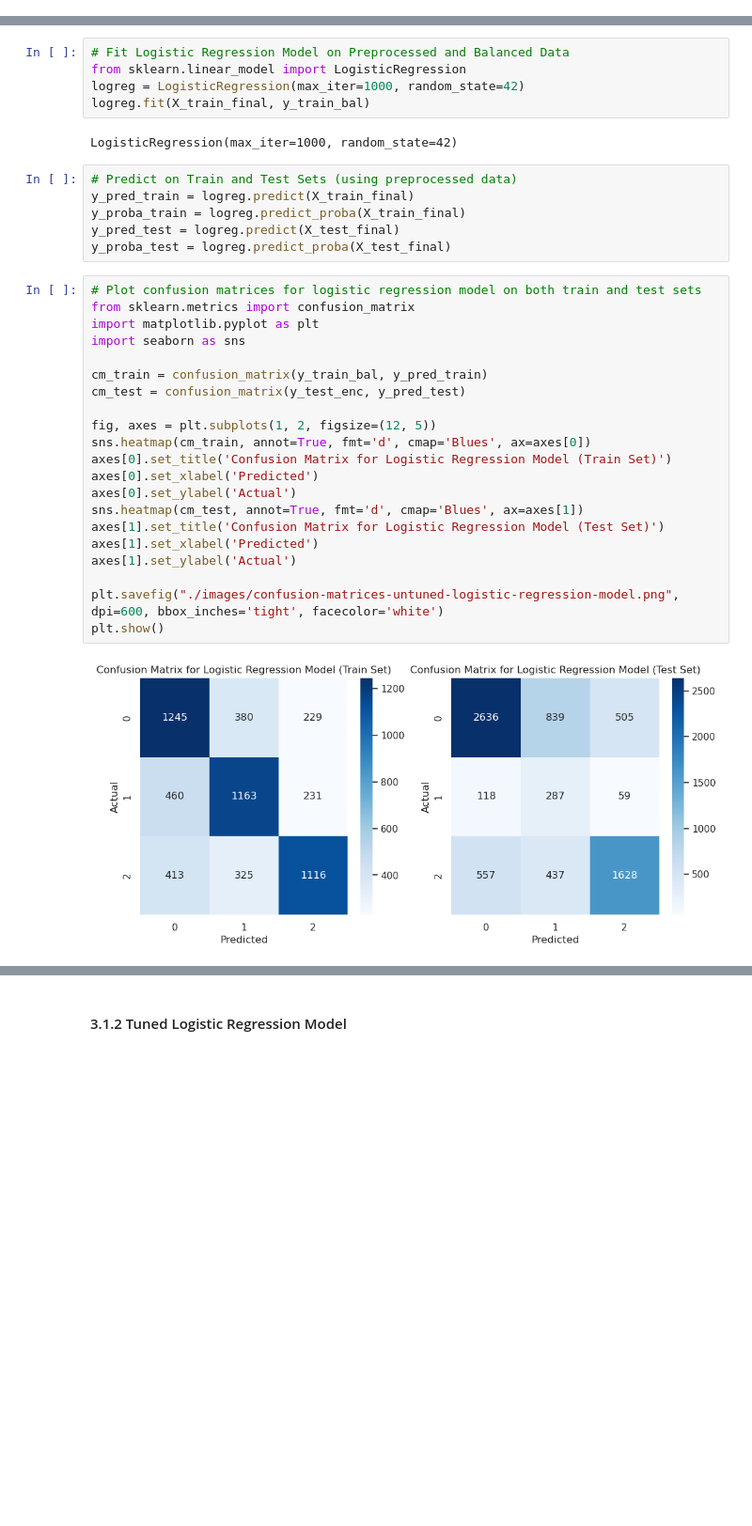
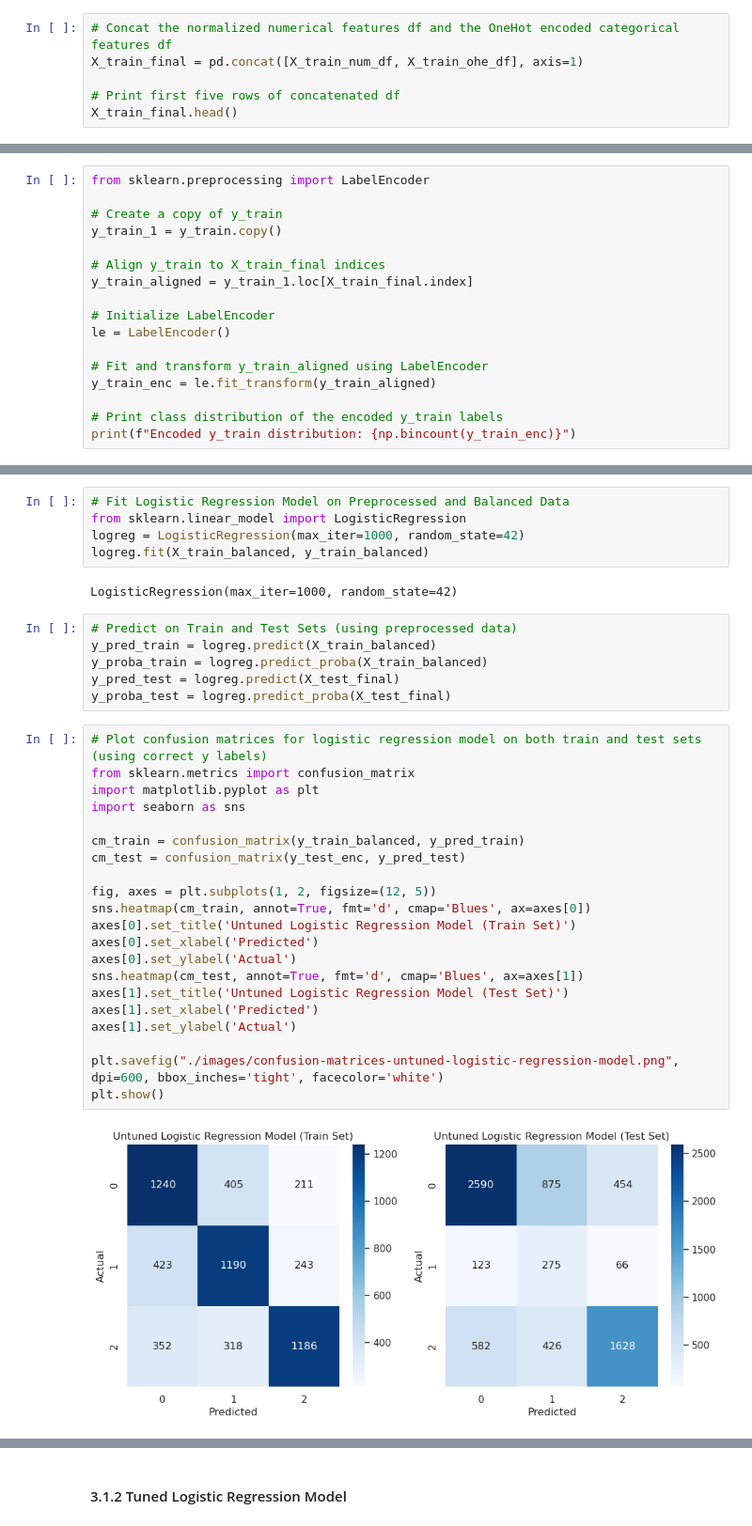
Before and after one commit to mwakad/supervised-ml-classifiers-for-predicting-water-wells-condition, a Jupyter notebook: index.ipynb, the cells around one changed output, grey strips where cells are left out. Shown at 94% size. Drawn from its saved outputs; the diff is of its cells as text; blank space fills up the shorter version.

```diff
--- a/index.ipynb
+++ b/index.ipynb
@@ -409,0 +377,6 @@ Preprocessed data exported to 'water-wells-data.csv'.
+# %%
+# Concat the normalized numerical features df and the OneHot encoded categorical features df
+X_train_final = pd.concat([X_train_num_df, X_train_ohe_df], axis=1)
+
+# Print first five rows of concatenated df
+X_train_final.head()
@@ -409,0 +401,17 @@ Preprocessed data exported to 'water-wells-data.csv'.
+# %%
+from sklearn.preprocessing import LabelEncoder
+
+# Create a copy of y_train
+y_train_1 = y_train.copy()
+
+# Align y_train to X_train_final indices
+y_train_aligned = y_train_1.loc[X_train_final.index]
+
+# Initialize LabelEncoder
+le = LabelEncoder()
+
+# Fit and transform y_train_aligned using LabelEncoder
+y_train_enc = le.fit_transform(y_train_aligned)
+
+# Print class distribution of the encoded y_train labels
+print(f"Encoded y_train distribution: {np.bincount(y_train_enc)}")
@@ -419,36 +589,36 @@ Build a simple supervised classification model (Logistic Regression), evaluate i
 # Fit Logistic Regression Model on Preprocessed and Balanced Data
 from sklearn.linear_model import LogisticRegression
 logreg = LogisticRegression(max_iter=1000, random_state=42)
-logreg.fit(X_train_final, y_train_bal)
+logreg.fit(X_train_balanced, y_train_balanced)
 # %% [output]
 LogisticRegression(max_iter=1000, random_state=42)
 # %%
 # Predict on Train and Test Sets (using preprocessed data)
-y_pred_train = logreg.predict(X_train_final)
-y_proba_train = logreg.predict_proba(X_train_final)
+y_pred_train = logreg.predict(X_train_balanced)
+y_proba_train = logreg.predict_proba(X_train_balanced)
 y_pred_test = logreg.predict(X_test_final)
 y_proba_test = logreg.predict_proba(X_test_final)
 # %%
-# Plot confusion matrices for logistic regression model on both train and test sets
+# Plot confusion matrices for logistic regression model on both train and test sets (using correct y labels)
 from sklearn.metrics import confusion_matrix
 import matplotlib.pyplot as plt
 import seaborn as sns
 
-cm_train = confusion_matrix(y_train_bal, y_pred_train)
+cm_train = confusion_matrix(y_train_balanced, y_pred_train)
 cm_test = confusion_matrix(y_test_enc, y_pred_test)
 
 fig, axes = plt.subplots(1, 2, figsize=(12, 5))
 sns.heatmap(cm_train, annot=True, fmt='d', cmap='Blues', ax=axes[0])
-axes[0].set_title('Confusion Matrix for Logistic Regression Model (Train Set)')
+axes[0].set_title('Untuned Logistic Regression Model (Train Set)')
 axes[0].set_xlabel('Predicted')
 axes[0].set_ylabel('Actual')
 sns.heatmap(cm_test, annot=True, fmt='d', cmap='Blues', ax=axes[1])
-axes[1].set_title('Confusion Matrix for Logistic Regression Model (Test Set)')
+axes[1].set_title('Untuned Logistic Regression Model (Test Set)')
 axes[1].set_xlabel('Predicted')
 axes[1].set_ylabel('Actual')
 
 plt.savefig("./images/confusion-matrices-untuned-logistic-regression-model.png", dpi=600, bbox_inches='tight', facecolor='white')
 plt.show()
 # %% [output]
-[figure, old version]
+[figure, new version]
 # %%
```
Also changed, not shown: parts of 139 cells of this notebook.
